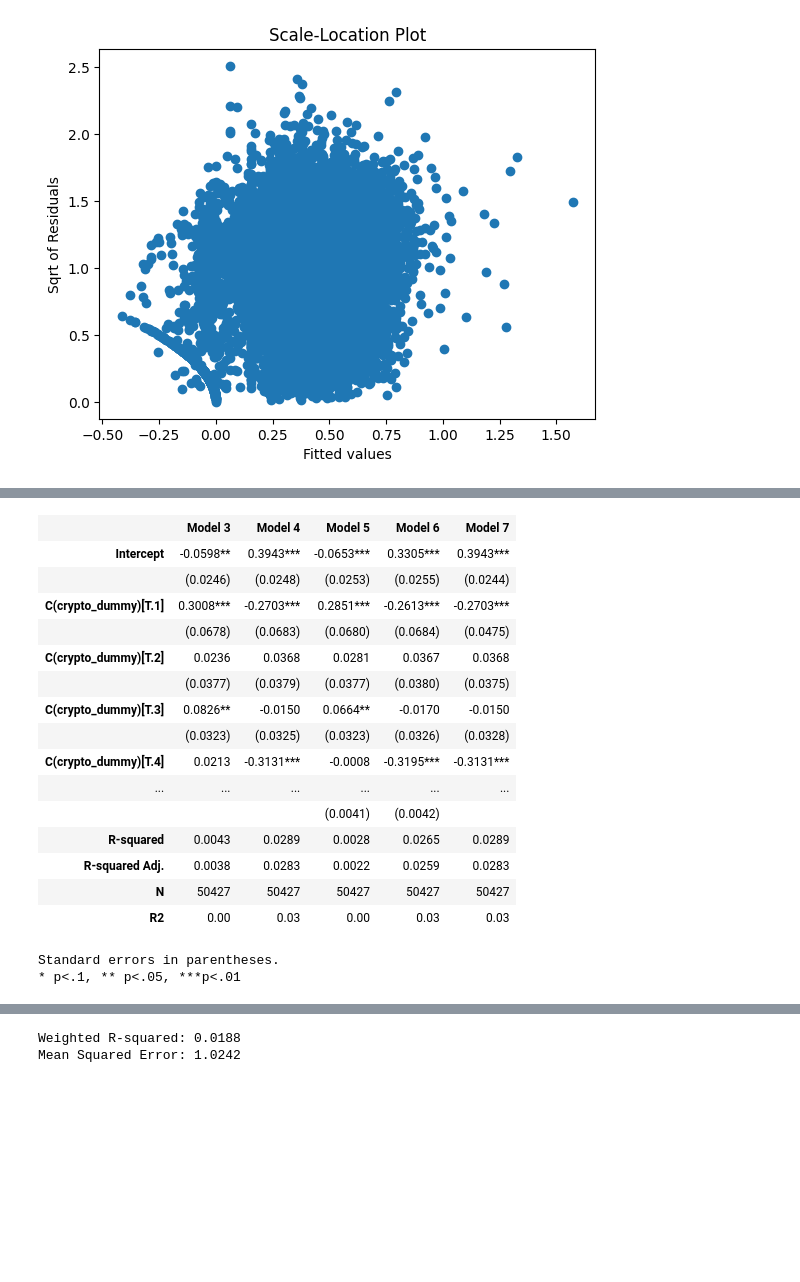
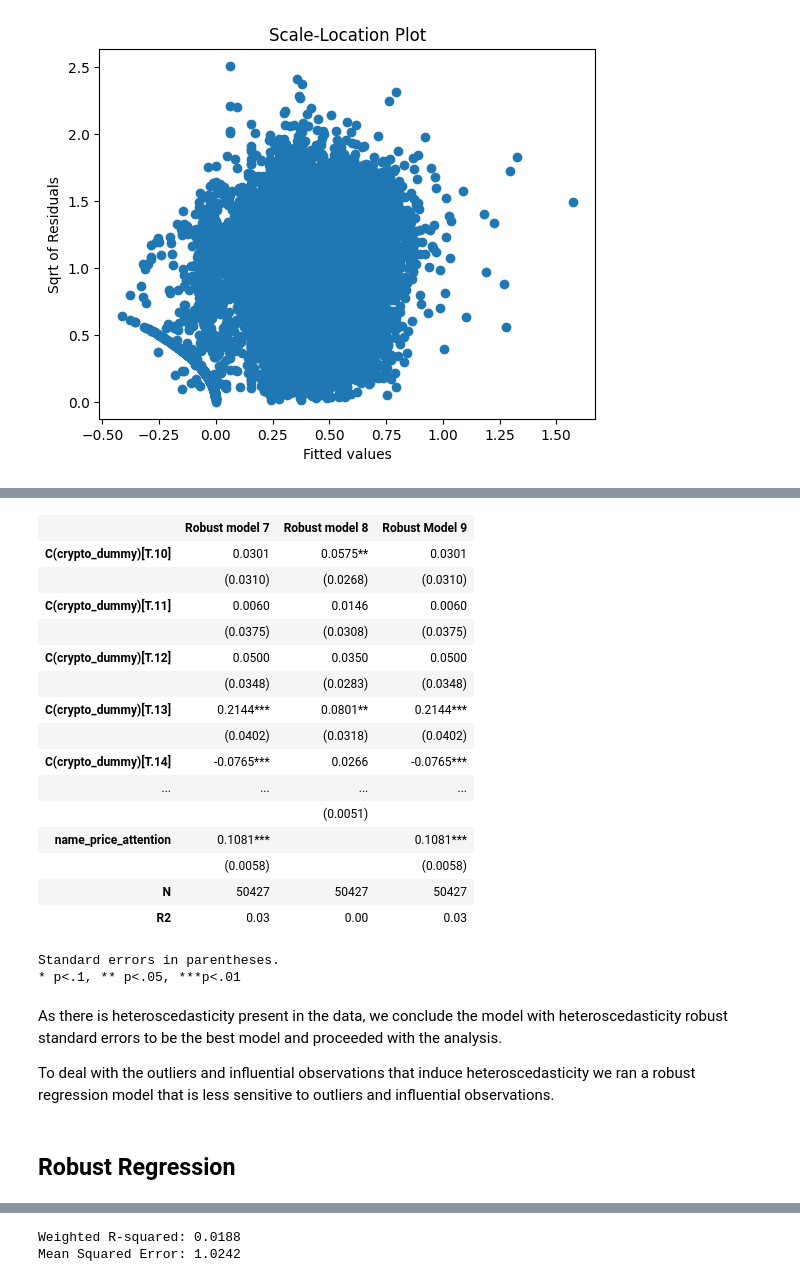
Before and after one commit to senaruetschlin/Investor_Attention, a Jupyter notebook: Robust_regression_crypto_Alex.ipynb, the cells around one changed output, grey strips where cells are left out. Cells and saved outputs as stored; diff of their text form; code cells hidden in the pictures; blank space fills up the shorter version.

```diff
--- a/Robust_regression_crypto_Alex.ipynb
+++ b/Robust_regression_crypto_Alex.ipynb
@@ -525,6 +544,7 @@ The log transformations have significantly improved model fit. The model still s
 # %%
+# Robust standard errors log_return
 model_7 = ols('Q("log_return") ~  name_price_attention + C(crypto_dummy) + Volume + Market_cap' , data=df_scaled).fit()
-robust_model_7 = model_7.get_robustcov_results()
+robust_model_7 = model_7.get_robustcov_results(cov_type='HC2')
 robust_model_7.summary()
 # %% [output]
 OLS Regression Results
@@ -561,0 +582,5 @@ Notes:
+# %%
+# Robust standard errors log_attention
+model_8 = ols('Q("return") ~  log_attention + C(crypto_dummy) + Volume + Market_cap' , data=df_scaled).fit()
+robust_model_8 = model_8.get_robustcov_results(cov_type='HC2')
+robust_model_8.summary()
@@ -561,0 +620,5 @@ Notes:
+# %%
+# Robust standard errors log_return, log_attention
+model_9 = ols('Q("log_return") ~  log_attention + C(crypto_dummy) + Volume + Market_cap' , data=df_scaled).fit()
+robust_model_9 = model_7.get_robustcov_results(cov_type='HC2')
+robust_model_9.summary()
@@ -562,43 +658,47 @@ Notes:
 # %%
 # create a table that shows the results of all robust
 from statsmodels.iolib.summary2 import summary_col
 
 # Assuming results1 to results8 are the fitted model results
-results_list = [model_3, model_4, model_5, model_6,  robust_model_7,   ]
+results_list = [robust_model_7, robust_model_8, robust_model_9 ]
 
 
 
 # Create the regression table
 regression_table = summary_col(results_list,
                                stars=True,
                                model_names=[
-                                   'Model 3', 'Model 4', #'Model 3',
-                                   'Model 5', 'Model 6',
-                                   'Model 7', #'Model 7', 'Model 8'
+                                   'Robust model 7', 'Robust model 8', 'Robust Model 9'
                                ],
                                #float_format="%0.0002f",
                                info_dict={'N': lambda x: f"{int(x.nobs)}", 'R2': lambda x: f"{x.rsquared:.2f}"})
 
 regression_table
 # %% [output]
-|  | Model 3 | Model 4 | Model 5 | Model 6 | Model 7 |
-| Intercept | -0.0598** | 0.3943*** | -0.0653*** | 0.3305*** | 0.3943*** |
-|  | (0.0246) | (0.0248) | (0.0253) | (0.0255) | (0.0244) |
-| C(crypto_dummy)[T.1] | 0.3008*** | -0.2703*** | 0.2851*** | -0.2613*** | -0.2703*** |
-|  | (0.0678) | (0.0683) | (0.0680) | (0.0684) | (0.0475) |
-| C(crypto_dummy)[T.2] | 0.0236 | 0.0368 | 0.0281 | 0.0367 | 0.0368 |
-|  | (0.0377) | (0.0379) | (0.0377) | (0.0380) | (0.0375) |
-| C(crypto_dummy)[T.3] | 0.0826** | -0.0150 | 0.0664** | -0.0170 | -0.0150 |
-|  | (0.0323) | (0.0325) | (0.0323) | (0.0326) | (0.0328) |
-| C(crypto_dummy)[T.4] | 0.0213 | -0.3131*** | -0.0008 | -0.3195*** | -0.3131*** |
-| ... | ... | ... | ... | ... | ... |
-|  |  |  | (0.0041) | (0.0042) |  |
-| R-squared | 0.0043 | 0.0289 | 0.0028 | 0.0265 | 0.0289 |
-| R-squared Adj. | 0.0038 | 0.0283 | 0.0022 | 0.0259 | 0.0283 |
-| N | 50427 | 50427 | 50427 | 50427 | 50427 |
-| R2 | 0.00 | 0.03 | 0.00 | 0.03 | 0.03 |
+|  | Robust model 7 | Robust model 8 | Robust Model 9 |
+| C(crypto_dummy)[T.10] | 0.0301 | 0.0575** | 0.0301 |
+|  | (0.0310) | (0.0268) | (0.0310) |
+| C(crypto_dummy)[T.11] | 0.0060 | 0.0146 | 0.0060 |
+|  | (0.0375) | (0.0308) | (0.0375) |
+| C(crypto_dummy)[T.12] | 0.0500 | 0.0350 | 0.0500 |
+|  | (0.0348) | (0.0283) | (0.0348) |
+| C(crypto_dummy)[T.13] | 0.2144*** | 0.0801** | 0.2144*** |
+|  | (0.0402) | (0.0318) | (0.0402) |
+| C(crypto_dummy)[T.14] | -0.0765*** | 0.0266 | -0.0765*** |
+| ... | ... | ... | ... |
+|  |  | (0.0051) |  |
+| name_price_attention | 0.1081*** |  | 0.1081*** |
+|  | (0.0058) |  | (0.0058) |
+| N | 50427 | 50427 | 50427 |
+| R2 | 0.03 | 0.00 | 0.03 |
 Standard errors in parentheses.
 * p<.1, ** p<.05, ***p<.01
+# %% [markdown]
+As there is heteroscedasticity present in the data, we conclude the model with heteroscedasticity robust standard errors to be the best model and proceeded with the analysis.
+
+To deal with the outliers and influential observations that induce heteroscedasticity we ran a robust regression model that is less sensitive to outliers and influential observations.
+# %% [markdown]
+## Robust Regression
 # %%
 # Robust Regression
 import statsmodels.api as sm
```
Also changed, not shown: parts of 131 cells of this notebook, 2 other files.
